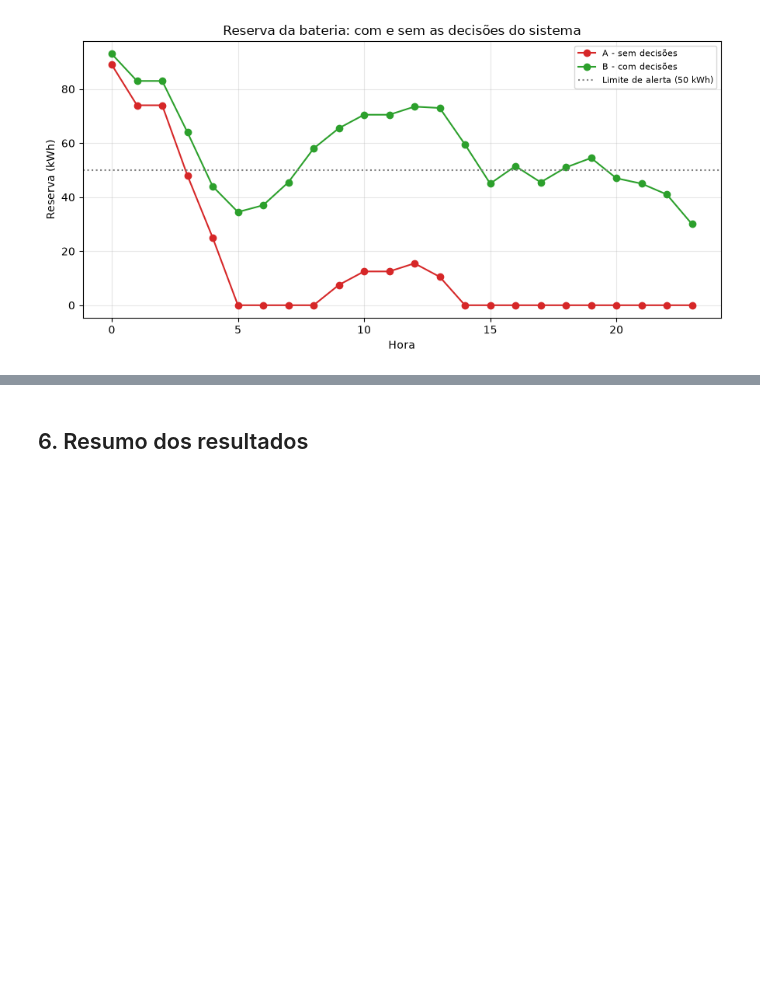
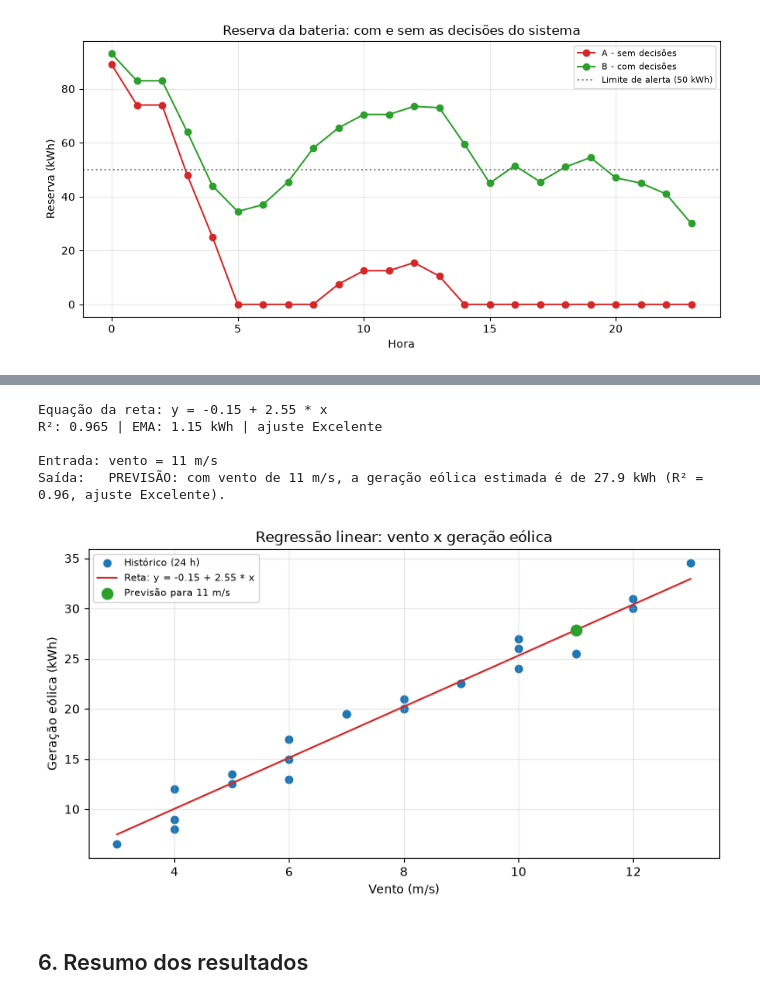
Before and after one commit to ciconig/FIAP-CCOMP, a Jupyter notebook: 1CCOMP/FASE3-ATIVIDADE/notebooks/analise_dados.ipynb, the cells around one changed output, grey strips where cells are left out. Saved outputs shown, nothing was run; the diff lists cells and outputs as text; code cells hidden in the pictures; blank space fills up the shorter version.

```diff
--- a/1CCOMP/FASE3-ATIVIDADE/notebooks/analise_dados.ipynb
+++ b/1CCOMP/FASE3-ATIVIDADE/notebooks/analise_dados.ipynb
@@ -517,3 +406,38 @@ plt.show()
+# %%
+ventos, eolica = mp.extrair_variaveis(historico)
+modelo = mp.treinar_modelo_vento(historico)
+avaliacao = modelo["avaliacao"]
+
+print("Equação da reta:", mp.descrever_modelo(modelo))
+print(f"R²: {avaliacao['r2']:.3f} | EMA: {avaliacao['ema']:.2f} kWh | ajuste {avaliacao['qualidade']}")
+
+resultado = mp.executar_previsao(historico, vento_ms=11)
+print()
+print("Entrada: vento = 11 m/s")
+print("Saída:  ", resultado["mensagem"])
+# %% [output]
+Equação da reta: y = -0.15 + 2.55 * x
+R²: 0.965 | EMA: 1.15 kWh | ajuste Excelente
+
+Entrada: vento = 11 m/s
+Saída:   PREVISÃO: com vento de 11 m/s, a geração eólica estimada é de 27.9 kWh (R² = 0.96, ajuste Excelente).
+# %%
+fig, ax = plt.subplots(figsize=(8, 4.5))
+
+ax.scatter(ventos, eolica, label="Histórico (24 h)")
+xs = [min(ventos), max(ventos)]
+ax.plot(xs, mp.prever_varios(modelo, xs), color="tab:red", label="Reta: " + mp.descrever_modelo(modelo))
+ax.scatter([11], [resultado["eolica_prevista_kwh"]], color="tab:green", s=80, zorder=3, label="Previsão para 11 m/s")
+
+ax.set_xlabel("Vento (m/s)")
+ax.set_ylabel("Geração eólica (kWh)")
+ax.set_title("Regressão linear: vento x geração eólica")
+ax.legend(fontsize=8)
+ax.grid(alpha=0.3)
+plt.tight_layout()
+plt.show()
+# %% [output]
+[figure, added]
 # %% [markdown]
 ## 6. Resumo dos resultados
 # %%
```
Also changed, not shown: parts of 15 cells of this notebook, 2 other files.
